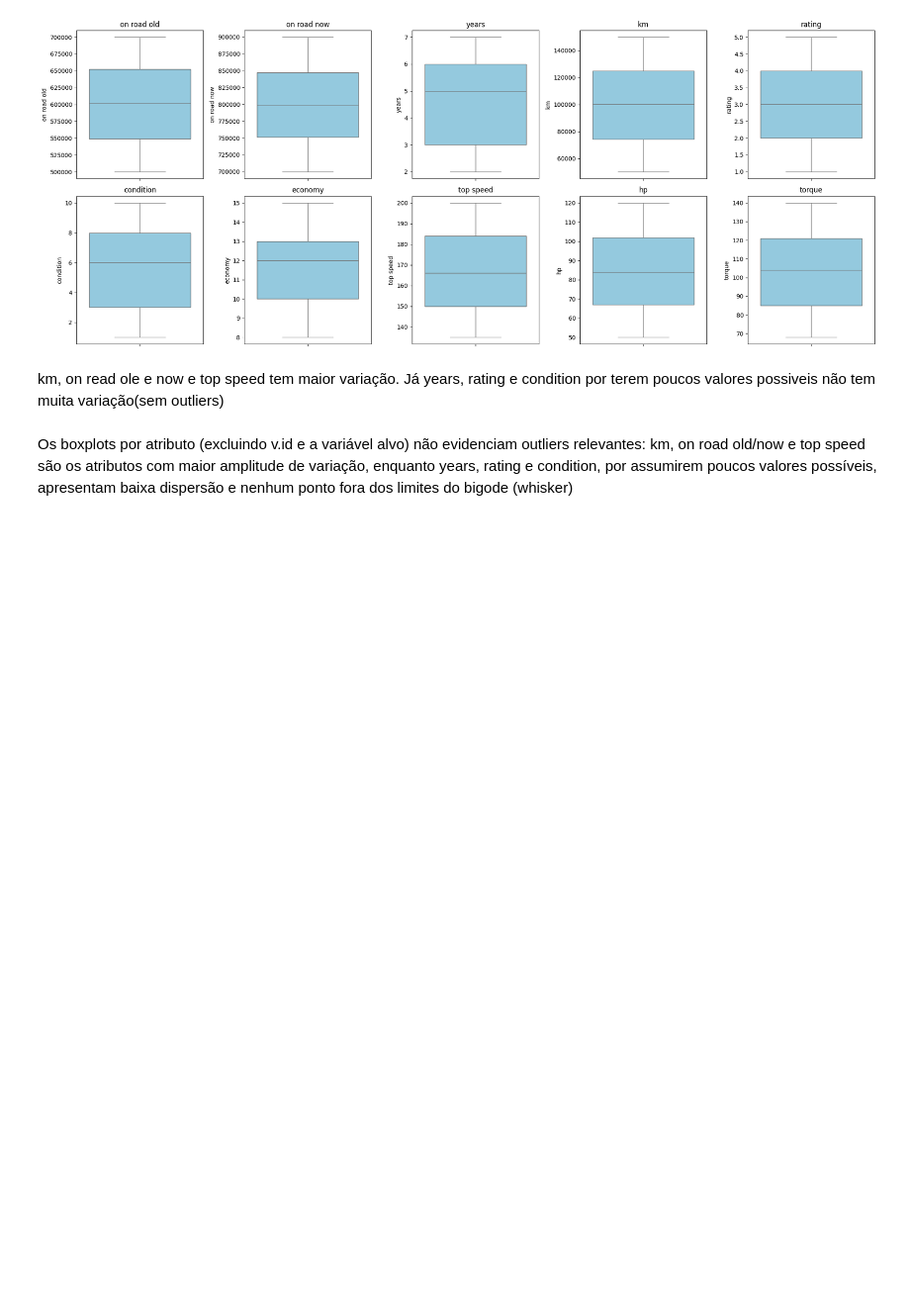
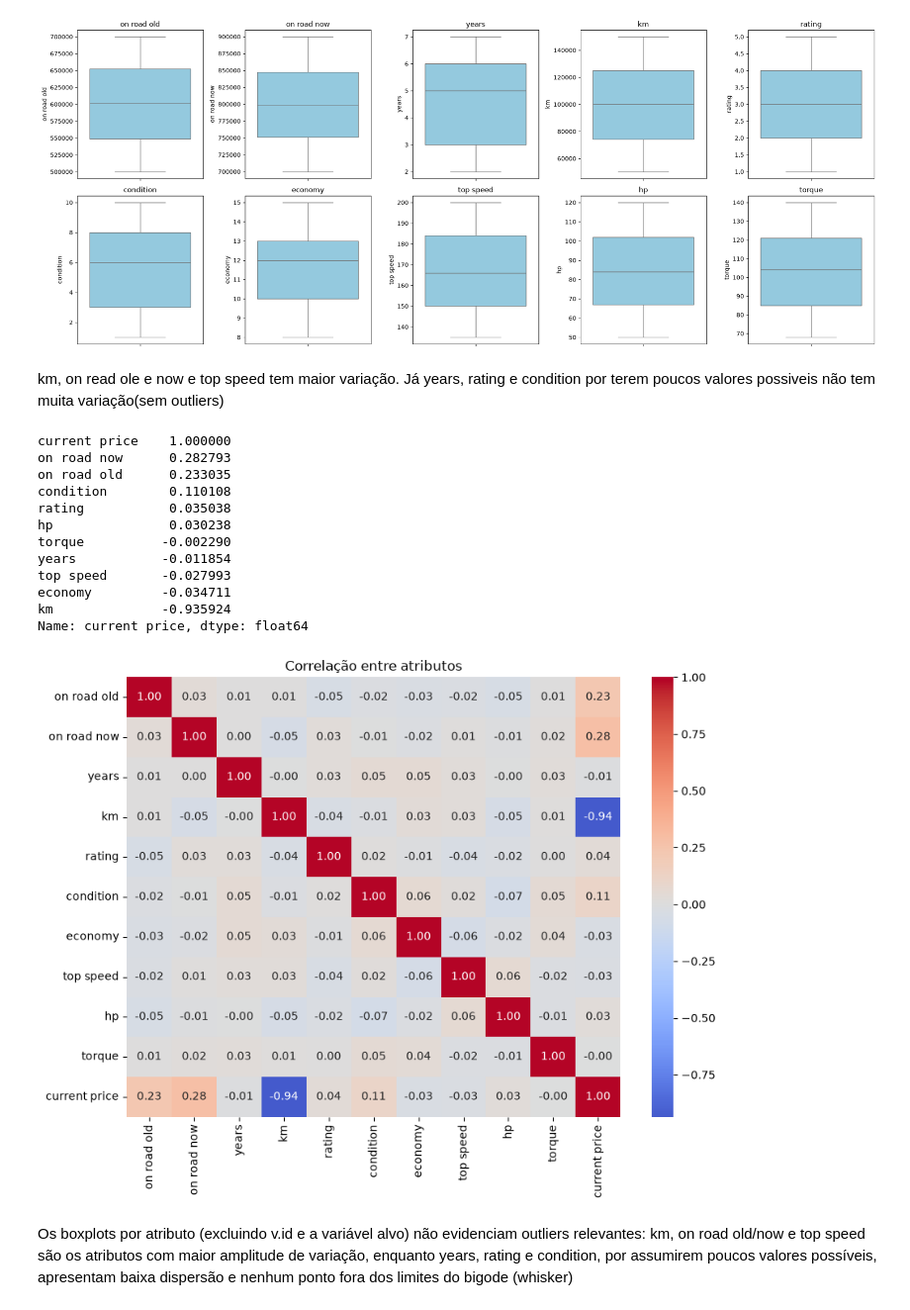
Before and after one commit to Lucas-O-S/N1B1-Regressao, a Jupyter notebook: N1_Grupo_6_IA.ipynb, the cells around one changed output. Shown at 99% size. Saved outputs shown, nothing was run; the diff lists cells and outputs as text; code cells hidden in the pictures; blank space fills up the shorter version.

```diff
--- a/N1_Grupo_6_IA.ipynb
+++ b/N1_Grupo_6_IA.ipynb
@@ -112,6 +114,29 @@ plt.show()
 [figure]
 # %% [markdown]
 km, on read ole e now e top speed tem maior variação. Já years, rating e condition por terem poucos valores possiveis não tem muita variação(sem outliers)
+# %%
+corr_matrix = data_sem_id.corr()
+print(corr_matrix['current price'].sort_values(ascending=False))
+
+plt.figure(figsize=(9, 7))
+sns.heatmap(corr_matrix, annot=True, fmt=".2f", cmap="coolwarm", center=0)
+plt.title("Correlação entre atributos")
+plt.tight_layout()
+plt.show()
+# %% [output]
+current price    1.000000
+on road now      0.282793
+on road old      0.233035
+condition        0.110108
+rating           0.035038
+hp               0.030238
+torque          -0.002290
+years           -0.011854
+top speed       -0.027993
+economy         -0.034711
+km              -0.935924
+Name: current price, dtype: float64
+[figure, added]
 # %% [markdown]
 Os boxplots por atributo (excluindo v.id e a variável alvo) não evidenciam outliers relevantes: km, on road old/now e top speed são os atributos com maior amplitude de variação, enquanto years, rating e condition, por assumirem poucos valores possíveis, apresentam baixa dispersão e nenhum ponto fora dos limites do bigode (whisker)
 # %% [markdown]
```
Also changed, not shown: parts of 12 cells of this notebook.
